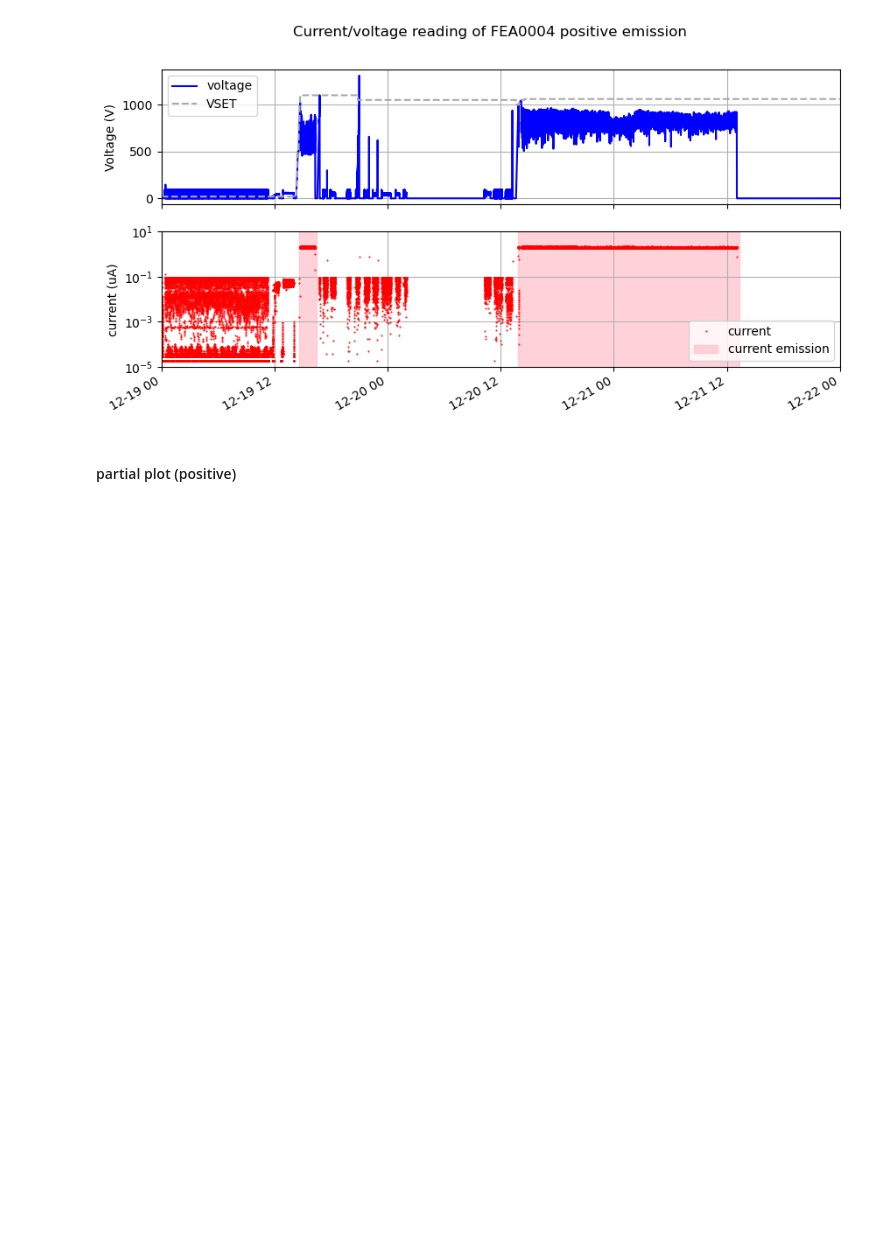
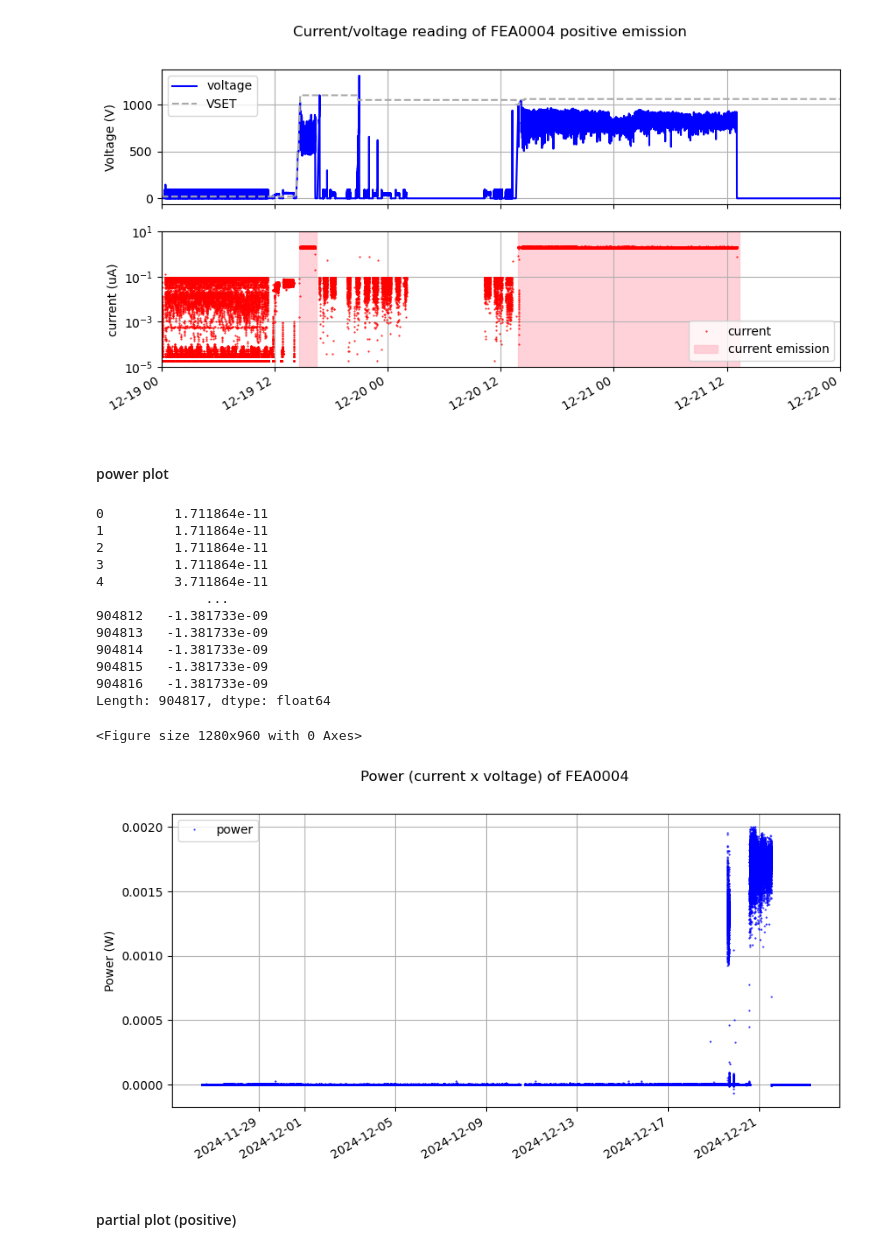
Before and after one commit to Kyatn/FEA-analysis, a Jupyter notebook: 241227_4FEA_LXe.ipynb, the cells around one changed output. Saved outputs shown, nothing was run; the diff lists cells and outputs as text; code cells hidden in the pictures; blank space fills up the shorter version.

```diff
--- a/caen_plotting_csv.ipynb
+++ b/241227_4FEA_LXe.ipynb
@@ -1703,6 +1186,67 @@ plt.show()
 # %% [output]
 <Figure size 1280x960 with 0 Axes>
 [figure]
+# %% [markdown]
+#### power plot
+# %%
+from datetime import date
+
+df = df_F0004_pos.copy()
+
+plt.figure(dpi=200)
+fig, ax1 = plt.subplots(1,1, sharex='col', figsize=(10, 5))
+
+FEA_name = df.FEA.iloc[0]
+
+datetime_list = []
+for d in df.timestamp.tolist():
+    datetime_list.append(datetime.strptime(d, '%y/%m/%d-%H:%M:%S'))
+
+power = df.VMON * df.IMON * 1e-6
+print(power)
+
+ax1.plot(datetime_list, power,'.',color='blue',  label= 'power', markersize=1)
+
+# time period with current emission
+ts1 = '24/12/19-14:40:11'
+te1 = '24/12/19-15:15:21'
+#ax2.axvspan(datetime.strptime(ts1, '%y/%m/%d-%H:%M:%S'), datetime.strptime(te1, '%y/%m/%d-%H:%M:%S'), alpha=0.7, color='pink', label = 'current emission')
+
+ts2 = '24/12/19-11:55:11'
+te2 = '24/12/19-12:30:21'
+#ax2.axvspan(datetime.strptime(ts2, '%y/%m/%d-%H:%M:%S'), datetime.strptime(te2, '%y/%m/%d-%H:%M:%S'), alpha=0.7, color='pink')
+
+ts3 = '24/09/09-08:35:11'
+te3 = '24/09/09-20:18:21'
+#ax2.axvspan(datetime.strptime(ts3, '%y/%m/%d-%H:%M:%S'), datetime.strptime(te3, '%y/%m/%d-%H:%M:%S'), alpha=0.7, color='pink')
+
+
+fig.suptitle(f"Power (current x voltage) of {FEA_name}")
+ax1.set_ylabel('Power (W)')
+#ax1.set_yscale('log')
+#ax1.set_ylim(300)
+#ax1.set_xlim([date(2024,11,26), date(2024,12,21)])
+
+ax1.grid()
+ax1.legend()
+
+plt.gcf().autofmt_xdate()
+plt.show()
+# %% [output]
+0         1.711864e-11
+1         1.711864e-11
+2         1.711864e-11
+3         1.711864e-11
+4         3.711864e-11
+              ...
+904812   -1.381733e-09
+904813   -1.381733e-09
+904814   -1.381733e-09
+904815   -1.381733e-09
+904816   -1.381733e-09
+Length: 904817, dtype: float64
+<Figure size 1280x960 with 0 Axes>
+[figure, added]
 # %% [markdown]
 #### partial plot (positive)
 # %%
```
Also changed, not shown: parts of 41 cells of this notebook, 3 other files.
